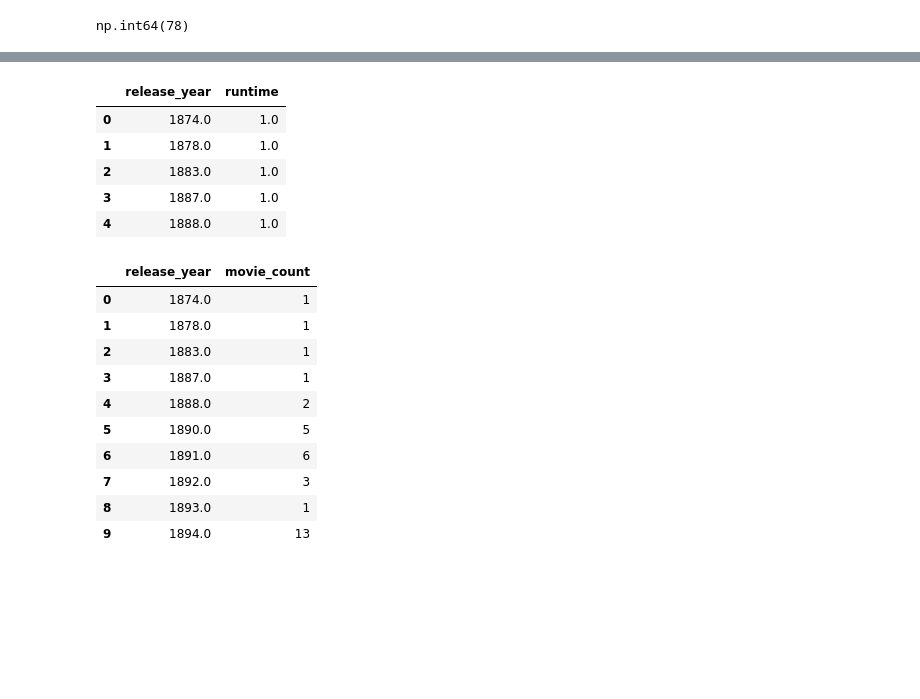
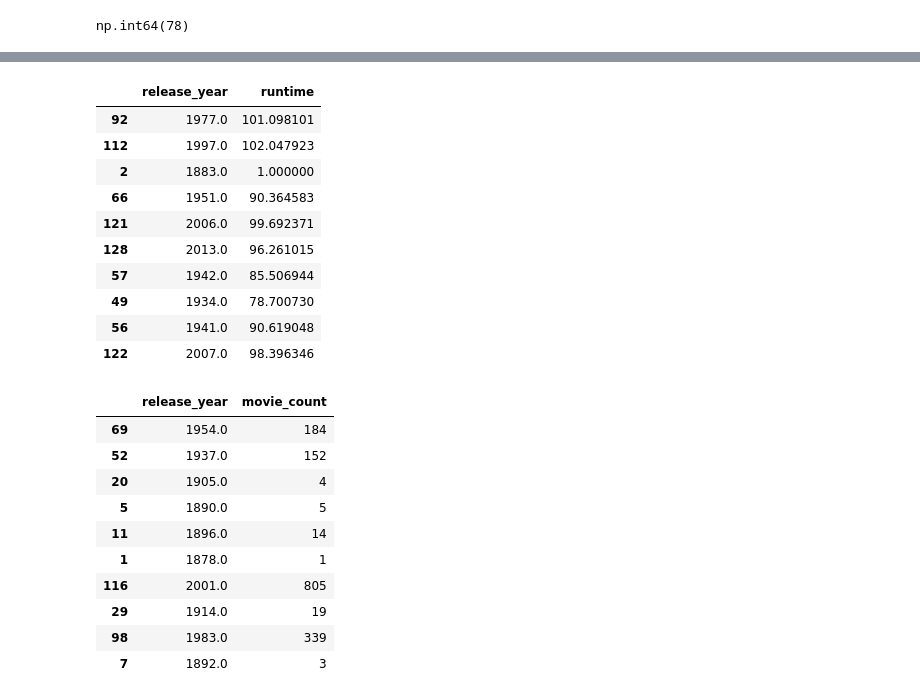
Before and after one commit to Hna2005/movie-runtime-analysis, a Jupyter notebook: notebooks/03-eda.ipynb, the cells around one changed output, grey strips where cells are left out. Saved outputs shown, nothing was run; the diff lists cells and outputs as text; code cells hidden in the pictures; blank space fills up the shorter version.

```diff
--- a/notebooks/03-eda.ipynb
+++ b/notebooks/03-eda.ipynb
@@ -98,6 +90,8 @@ print(runtime.isna().mean() * 100)
 # %% [output]
 1746
 3.8819841252195566
+# %%
+runtime_data = data.dropna(subset=["runtime"]).copy()
 # %%
 runtime.sort_values().head(10)
 # %% [output]
@@ -321,39 +330,44 @@ plt.show()
 # %%
 runtime_by_year = (
-    data
+    runtime_data
     .groupby("release_year")["runtime"]
     .mean()
     .reset_index()
 )
 
-runtime_by_year.head(10)
+runtime_by_year.sample(10)
 # %% [output]
 |  | release_year | runtime |
-| 0 | 1874.0 | 1.0 |
-| 1 | 1878.0 | 1.0 |
-| 2 | 1883.0 | 1.0 |
-| 3 | 1887.0 | 1.0 |
-| 4 | 1888.0 | 1.0 |
+| 92 | 1977.0 | 101.098101 |
+| 112 | 1997.0 | 102.047923 |
+| 2 | 1883.0 | 1.000000 |
+| 66 | 1951.0 | 90.364583 |
+| 121 | 2006.0 | 99.692371 |
+| 128 | 2013.0 | 96.261015 |
+| 57 | 1942.0 | 85.506944 |
+| 49 | 1934.0 | 78.700730 |
+| 56 | 1941.0 | 90.619048 |
+| 122 | 2007.0 | 98.396346 |
 # %%
 movies_per_year = (
-    data.groupby("release_year")
+    runtime_data.groupby("release_year")
     .size()
     .reset_index(name="movie_count")
 )
 
-movies_per_year.head(10)
+movies_per_year.sample(10)
 # %% [output]
 |  | release_year | movie_count |
-| 0 | 1874.0 | 1 |
+| 69 | 1954.0 | 184 |
+| 52 | 1937.0 | 152 |
+| 20 | 1905.0 | 4 |
+| 5 | 1890.0 | 5 |
+| 11 | 1896.0 | 14 |
 | 1 | 1878.0 | 1 |
-| 2 | 1883.0 | 1 |
-| 3 | 1887.0 | 1 |
-| 4 | 1888.0 | 2 |
-| 5 | 1890.0 | 5 |
-| 6 | 1891.0 | 6 |
+| 116 | 2001.0 | 805 |
+| 29 | 1914.0 | 19 |
+| 98 | 1983.0 | 339 |
 | 7 | 1892.0 | 3 |
-| 8 | 1893.0 | 1 |
-| 9 | 1894.0 | 13 |
 # %%
 valid_years = movies_per_year.loc[
     movies_per_year["movie_count"] >= 30,
```
Also changed, not shown: parts of 36 cells of this notebook.
